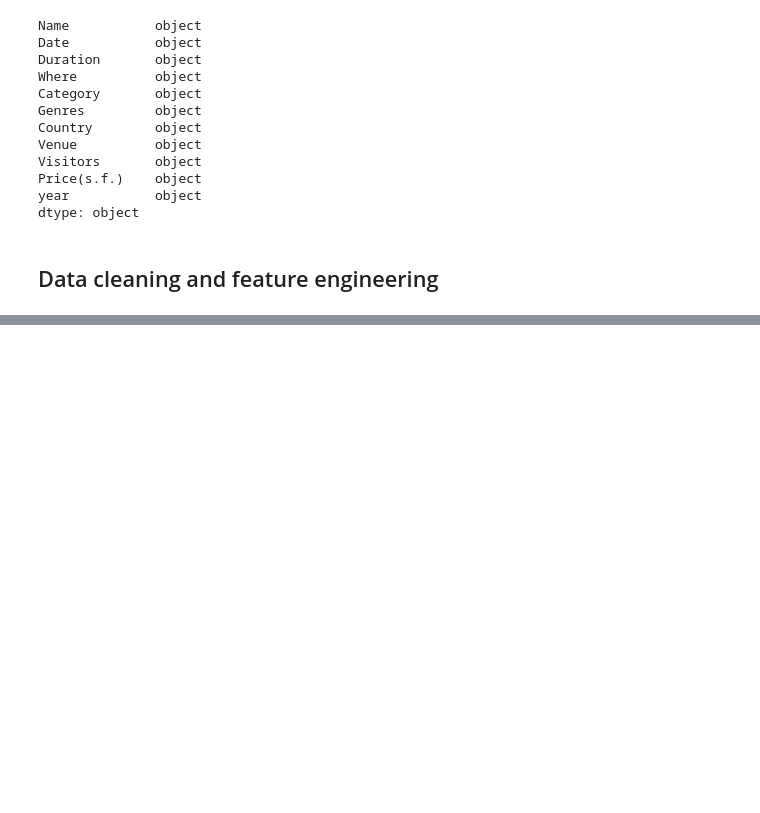
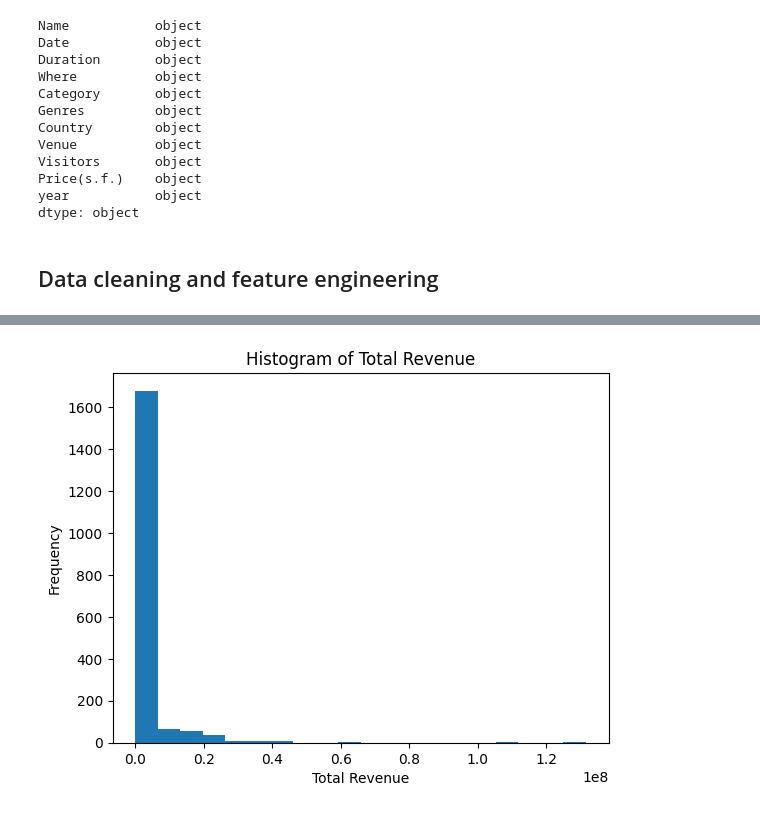
Before and after one commit to Vinsora/Festival, a Jupyter notebook: Data_analysis.ipynb, the cells around one changed output, grey strips where cells are left out. Saved outputs shown, nothing was run; the diff lists cells and outputs as text; code cells hidden in the pictures; blank space fills up the shorter version.

```diff
--- a/Data_collection.ipynb
+++ b/Data_analysis.ipynb
@@ -155,0 +232,12 @@ festivals_tot.head(10)
+# %%
+# Plot histogram for the Total_revenue
+
+total_revenue_without_na = festivals_tot['Total_revenue'].dropna()
+
+plt.hist(total_revenue_without_na, bins=20)
+plt.xlabel('Total Revenue')
+plt.ylabel('Frequency')
+plt.title('Histogram of Total Revenue')
+plt.show()
+# %% [output]
+[figure, added]
```
Also changed, not shown: parts of 13 cells of this notebook, 4 other files.
